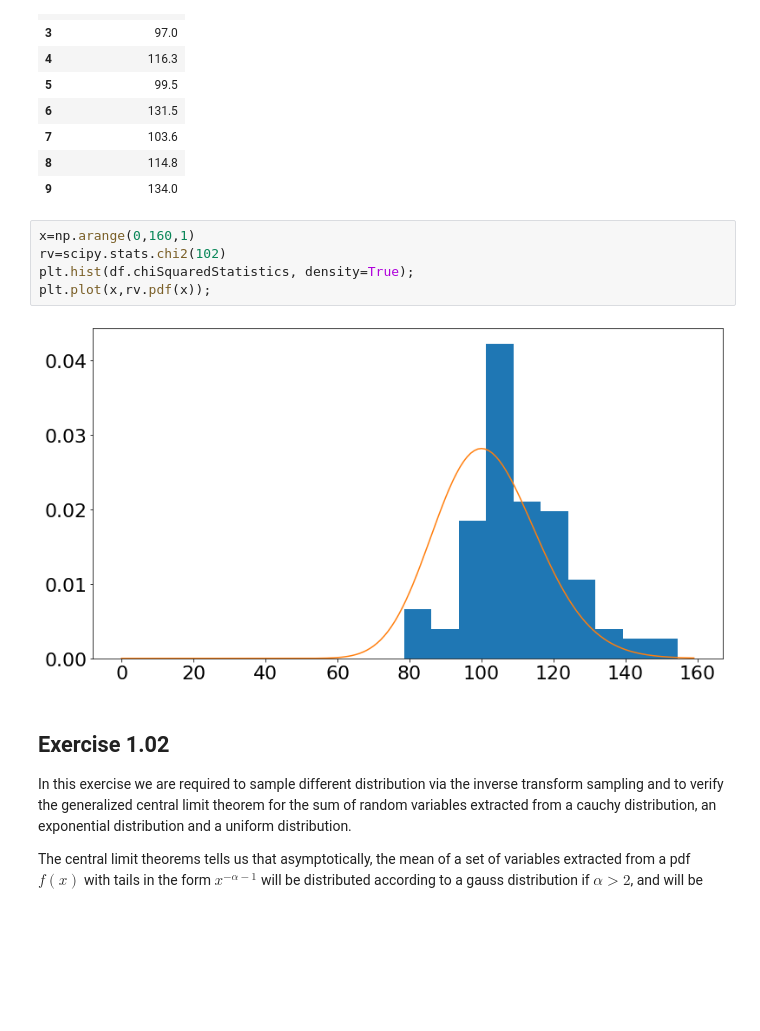
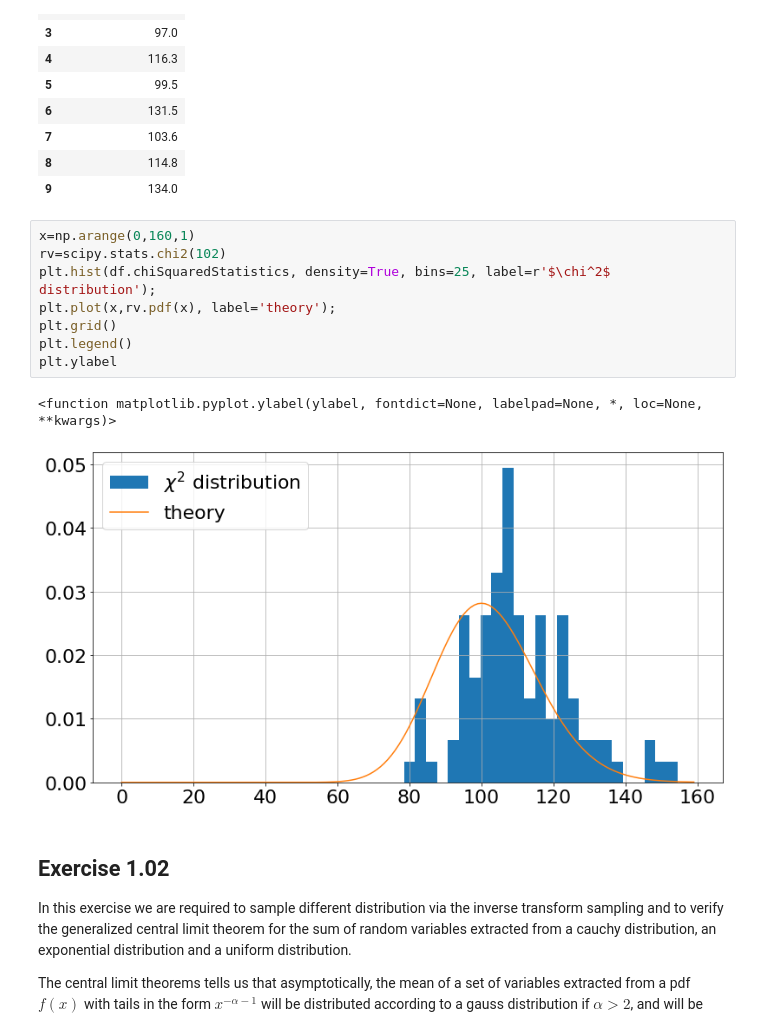
Before and after one commit to EColnaghi/LSN, a Jupyter notebook: Esercitazione1/Esercitazione1.ipynb, the cells around one changed output. Drawn from its saved outputs; the diff is of its cells as text; blank space fills up the shorter version.

```diff
--- a/Esercitazione1/Esercitazione1.ipynb
+++ b/Esercitazione1/Esercitazione1.ipynb
@@ -80,10 +80,14 @@ df.head(10)
 # %%
 x=np.arange(0,160,1)
 rv=scipy.stats.chi2(102)
-plt.hist(df.chiSquaredStatistics, density=True);
-plt.plot(x,rv.pdf(x));
+plt.hist(df.chiSquaredStatistics, density=True, bins=25, label=r'$\chi^2$ distribution');
+plt.plot(x,rv.pdf(x), label='theory');
+plt.grid()
+plt.legend()
+plt.ylabel
 # %% [output]
+<function matplotlib.pyplot.ylabel(ylabel, fontdict=None, labelpad=None, *, loc=None, **kwargs)>
-[figure, old version]
+[figure, new version]
 # %% [markdown]
 ## Exercise 1.02 ##
 In this exercise we are required to sample different distribution via the inverse transform sampling and to verify the generalized central limit theorem for the sum of random variables extracted from a cauchy distribution, an exponential distribution and a uniform distribution.
```
Also changed, not shown: parts of 4 cells of this notebook, 24 other files.
